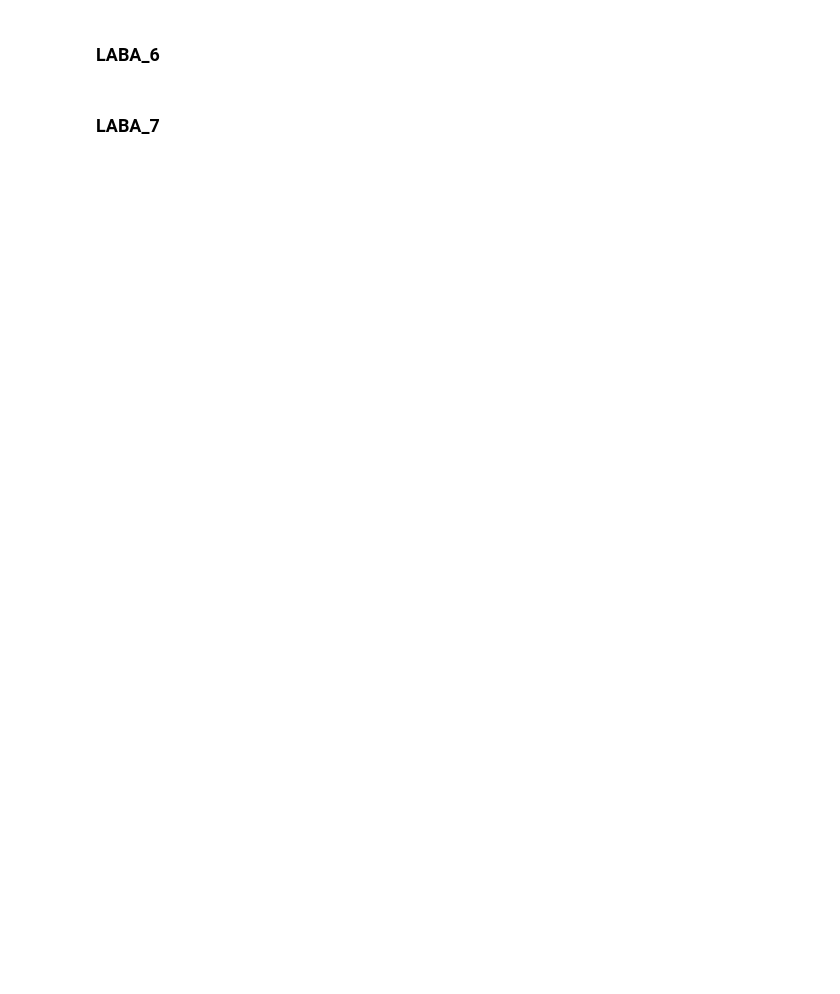
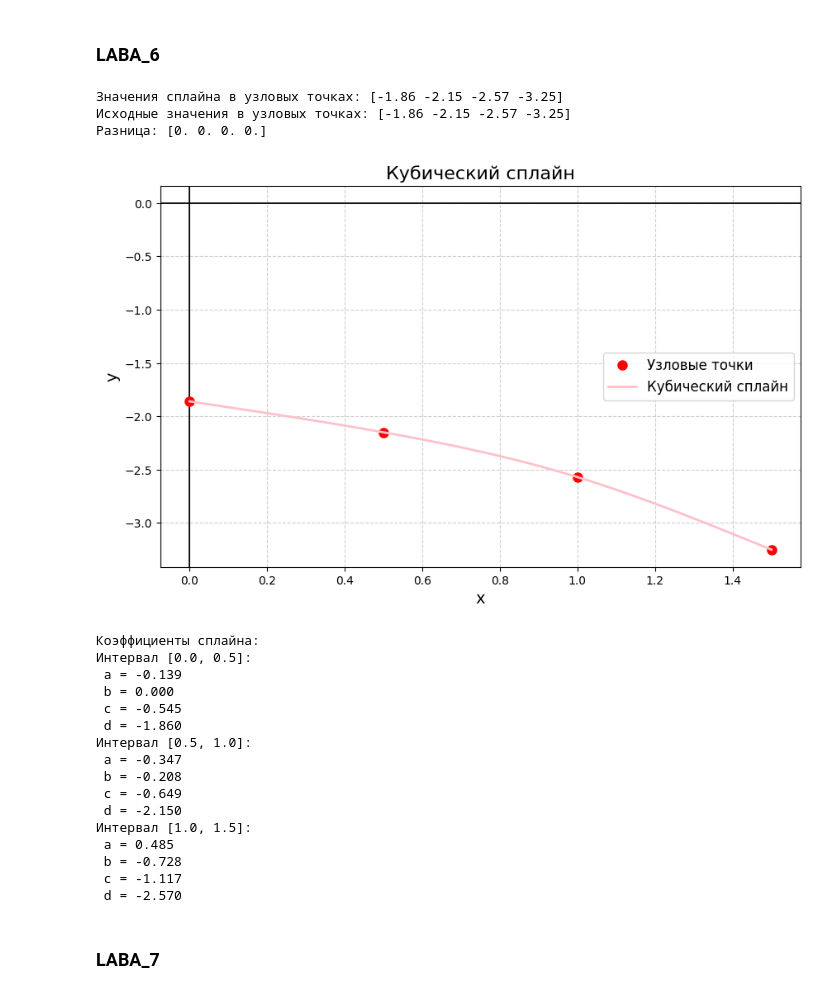
Before and after one commit to 6fcag3vsaoag/num, a Jupyter notebook: 5-6/num_analys.ipynb, the cells around one changed output. Cells and saved outputs as stored; diff of their text form; code cells hidden in the pictures; blank space fills up the shorter version.

```diff
--- a/5-6/num_analys.ipynb
+++ b/5-6/num_analys.ipynb
@@ -530,39 +541,60 @@ polinoms_graph(x_vals, y_vals)
 from scipy.interpolate import CubicSpline
 # %%
 x_vals = np.array([0, 0.5, 1, 1.5])
-y_vals = np.array([0.04, 1.19, 3.01, 4.78])
+y_vals = np.array([-1.86, -2.15, -2.57, -3.25])
 cubic_spline = CubicSpline(x_vals, y_vals, bc_type="natural")
 cubic_spline_values = cubic_spline(x_vals)
 def cubic_spline_graph():
     x = np.linspace(np.min(x_vals), np.max(x_vals), 300)
     y = cubic_spline(x)
 
     plt.figure(figsize=(10, 6))
     plt.axhline(0, color='black', linewidth=1.3, linestyle='-')
     plt.axvline(0, color='black', linewidth=1.3, linestyle='-')
     plt.plot(x_vals, y_vals, 'ro', markersize=8, label='Узловые точки')
     plt.plot(x, y, color = 'pink', linewidth=2, label='Кубический сплайн')
     plt.xlabel('x', fontsize=14)
     plt.ylabel('y', fontsize=14)
     plt.title('Кубический сплайн', fontsize=16)
     plt.legend(fontsize=12)
     plt.grid(True, linestyle='--', alpha=0.6)
     plt.show()
 def spline_coef():
     print("\nКоэффициенты сплайна:")
     for i in range(len(x_vals) - 1):
         print(f"Интервал [{x_vals[i]}, {x_vals[i+1]}]:")
         print(f" a = {cubic_spline.c[0][i]:.3f}")
         print(f" b = {cubic_spline.c[1][i]:.3f}")
         print(f" c = {cubic_spline.c[2][i]:.3f}")
         print(f" d = {cubic_spline.c[3][i]:.3f}")
 def spline_diff():
     print("Значения сплайна в узловых точках:", np.round(cubic_spline_values, 3))
     print("Исходные значения в узловых точках:", y_vals)
     print("Разница:", np.round(np.abs(cubic_spline_values - y_vals), 3))
 
 spline_diff()
 cubic_spline_graph()
 spline_coef()
+# %% [output]
+Значения сплайна в узловых точках: [-1.86 -2.15 -2.57 -3.25]
+Исходные значения в узловых точках: [-1.86 -2.15 -2.57 -3.25]
+Разница: [0. 0. 0. 0.]
+[figure, added]
+Коэффициенты сплайна:
+Интервал [0.0, 0.5]:
+ a = -0.139
+ b = 0.000
+ c = -0.545
+ d = -1.860
+Интервал [0.5, 1.0]:
+ a = -0.347
+ b = -0.208
+ c = -0.649
+ d = -2.150
+Интервал [1.0, 1.5]:
+ a = 0.485
+ b = -0.728
+ c = -1.117
+ d = -2.570
 # %% [markdown]
 ### **LABA_7**
```
Also changed, not shown: parts of 1 cell of this notebook.
